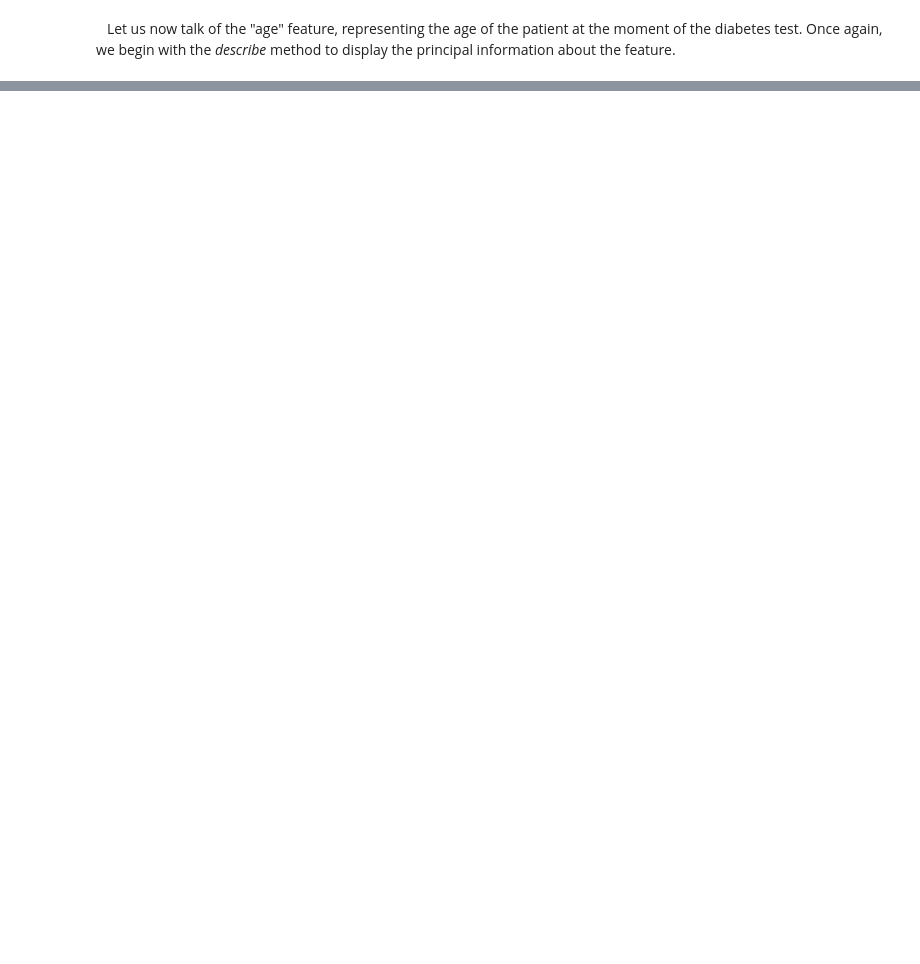
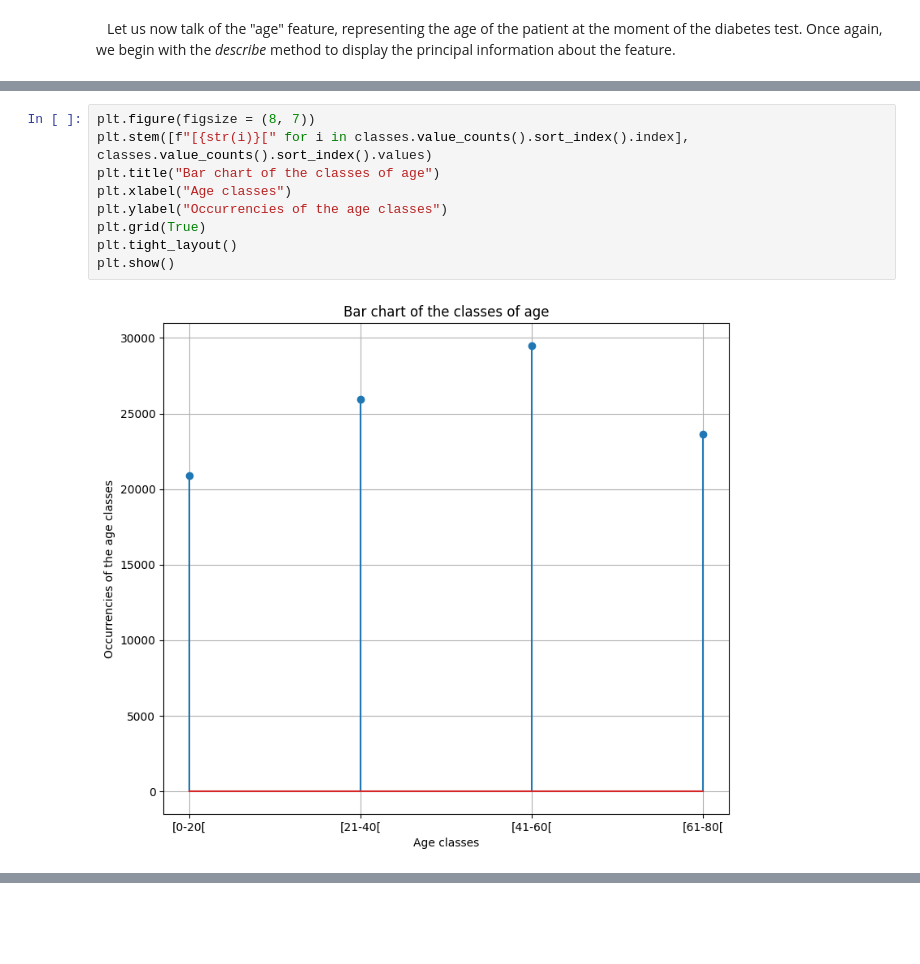
Before and after one commit to RefaelAharouni/Project_Machine_Learning_Refael_Venkatsai_Norbert_William, a Jupyter notebook: Project_Machine_Learning_Refael_Venkatsai_Norbert_William.ipynb, the cells around one changed output, grey strips where cells are left out. Cells and saved outputs as stored; diff of their text form; blank space fills up the shorter version.

```diff
--- a/Project_Machine_Learning_Refael_Venkatsai_Norbert_William.ipynb
+++ b/Project_Machine_Learning_Refael_Venkatsai_Norbert_William.ipynb
@@ -246,0 +402,11 @@ pd.DataFrame({"Occurrencies": classes.value_counts().sort_index(), "Frequencies"
+# %%
+plt.figure(figsize = (8, 7))
+plt.stem([f"[{str(i)}[" for i in classes.value_counts().sort_index().index], classes.value_counts().sort_index().values)
+plt.title("Bar chart of the classes of age")
+plt.xlabel("Age classes")
+plt.ylabel("Occurrencies of the age classes")
+plt.grid(True)
+plt.tight_layout()
+plt.show()
+# %% [output]
+[figure, added]
```
Also changed, not shown: parts of 77 cells of this notebook.
